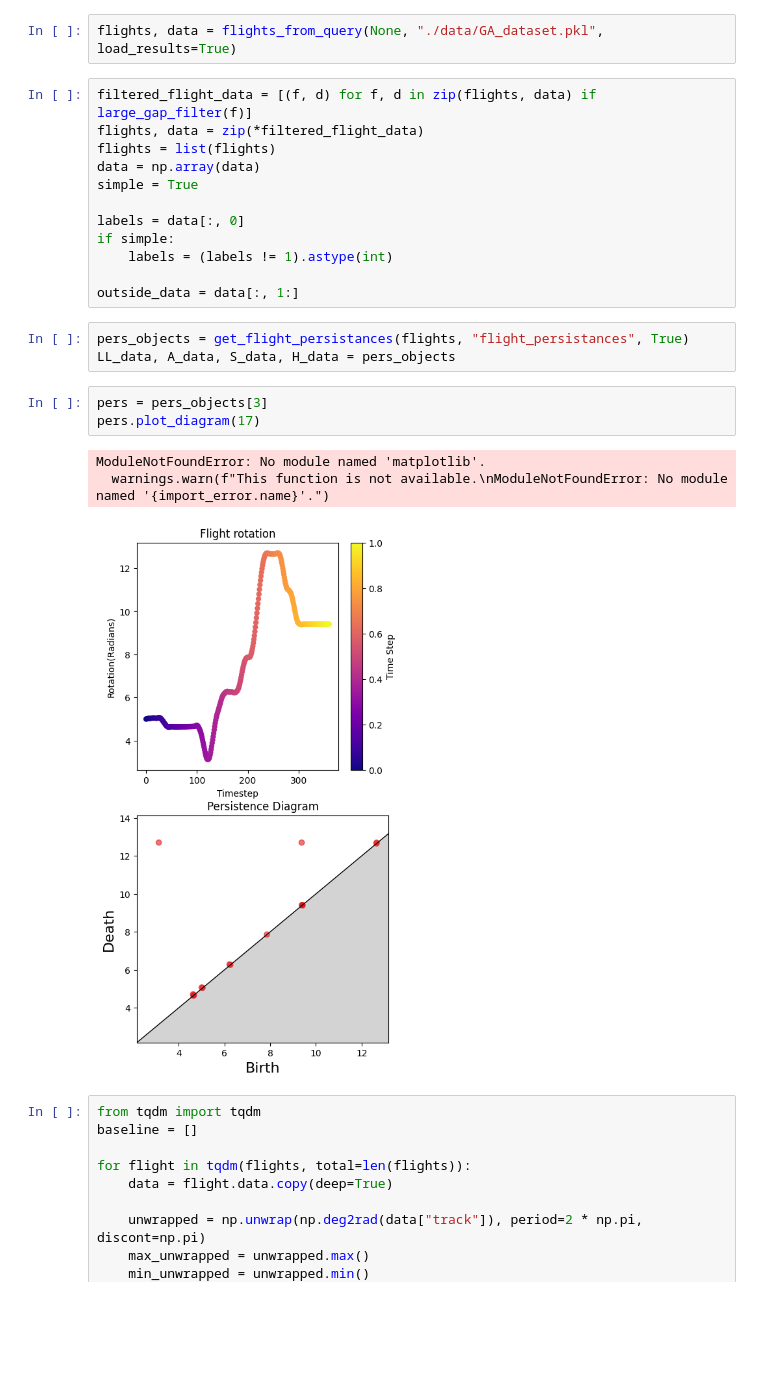
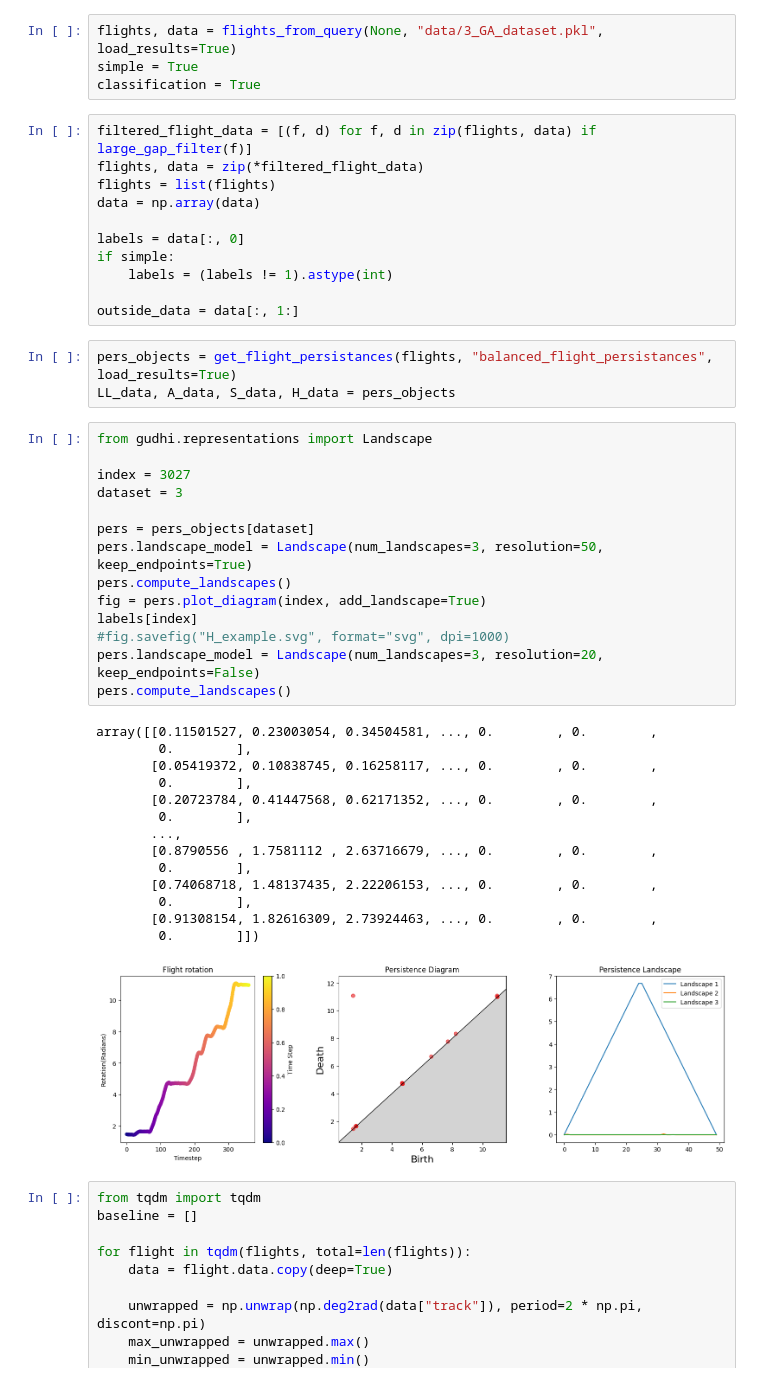
Before and after one commit to tobbensol/masters-thesis, a Jupyter notebook: cyclic dataset pediction.ipynb, the cells around one changed output. Saved outputs shown, nothing was run; the diff lists cells and outputs as text; blank space fills up the shorter version.

```diff
--- a/cyclic dataset pediction.ipynb
+++ b/cyclic dataset pediction.ipynb
@@ -16,11 +19,12 @@ from traffic.core import Traffic, Flight
 # %%
-flights, data = flights_from_query(None, "./data/GA_dataset.pkl", load_results=True)
+flights, data = flights_from_query(None, "data/3_GA_dataset.pkl", load_results=True)
+simple = True
+classification = True
 # %%
 filtered_flight_data = [(f, d) for f, d in zip(flights, data) if large_gap_filter(f)]
 flights, data = zip(*filtered_flight_data)
 flights = list(flights)
 data = np.array(data)
-simple = True
 
 labels = data[:, 0]
 if simple:
@@ -28,15 +32,37 @@ if simple:
 
 outside_data = data[:, 1:]
 # %%
-pers_objects = get_flight_persistances(flights, "flight_persistances", True)
+pers_objects = get_flight_persistances(flights, "balanced_flight_persistances", load_results=True)
 LL_data, A_data, S_data, H_data = pers_objects
 # %%
-pers = pers_objects[3]
-pers.plot_diagram(17)
+from gudhi.representations import Landscape
+
+index = 3027
+dataset = 3
+
+pers = pers_objects[dataset]
+pers.landscape_model = Landscape(num_landscapes=3, resolution=50, keep_endpoints=True)
+pers.compute_landscapes()
+fig = pers.plot_diagram(index, add_landscape=True)
+labels[index]
+#fig.savefig("H_example.svg", format="svg", dpi=1000)
+pers.landscape_model = Landscape(num_landscapes=3, resolution=20, keep_endpoints=False)
+pers.compute_landscapes()
 # %% [output]
-ModuleNotFoundError: No module named 'matplotlib'.
-  warnings.warn(f"This function is not available.\nModuleNotFoundError: No module named '{import_error.name}'.")
+array([[0.11501527, 0.23003054, 0.34504581, ..., 0.        , 0.        ,
+        0.        ],
+       [0.05419372, 0.10838745, 0.16258117, ..., 0.        , 0.        ,
+        0.        ],
+       [0.20723784, 0.41447568, 0.62171352, ..., 0.        , 0.        ,
+        0.        ],
+       ...,
+       [0.8790556 , 1.7581112 , 2.63716679, ..., 0.        , 0.        ,
+        0.        ],
+       [0.74068718, 1.48137435, 2.22206153, ..., 0.        , 0.        ,
+        0.        ],
+       [0.91308154, 1.82616309, 2.73924463, ..., 0.        , 0.        ,
+        0.        ]])
-[figure, old version]
+[figure, new version]
 # %%
 from tqdm import tqdm
 baseline = []
```
Also changed, not shown: parts of 9 cells of this notebook, 4 other files.
